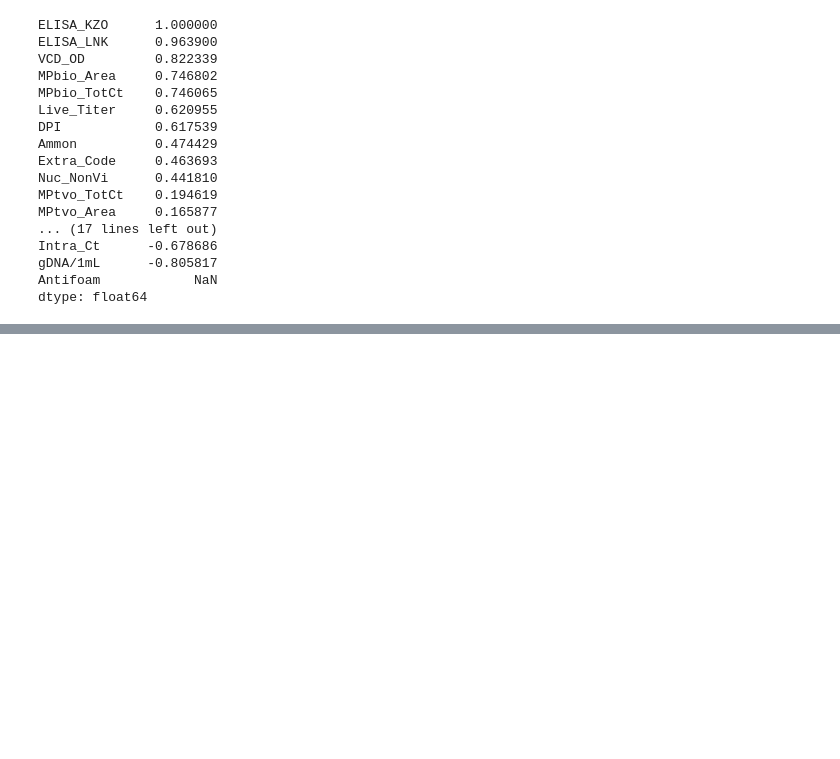
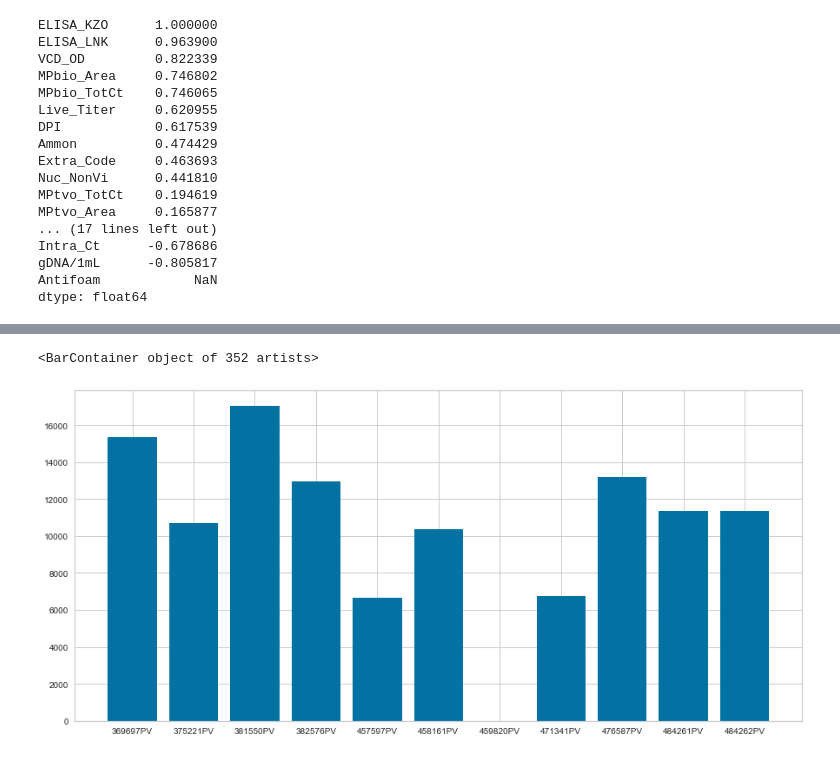
Before and after one commit to ScottBreitbach/DSC550, a Jupyter notebook: FinalProject/M1_test.ipynb, the cells around one changed output, grey strips where cells are left out. Saved outputs shown, nothing was run; the diff lists cells and outputs as text; code cells hidden in the pictures; blank space fills up the shorter version.

```diff
--- a/FinalProject/M1_test.ipynb
+++ b/FinalProject/M1_test.ipynb
@@ -1358,0 +1406,7 @@ dtype: float64
+# %%
+y = vessel_data['ELISA_KZO']
+x = vessel_data['Batch']
+plt.bar(x, y)
+# %% [output]
+<BarContainer object of 352 artists>
+[figure, added]
```
Also changed, not shown: parts of 14 cells of this notebook.
